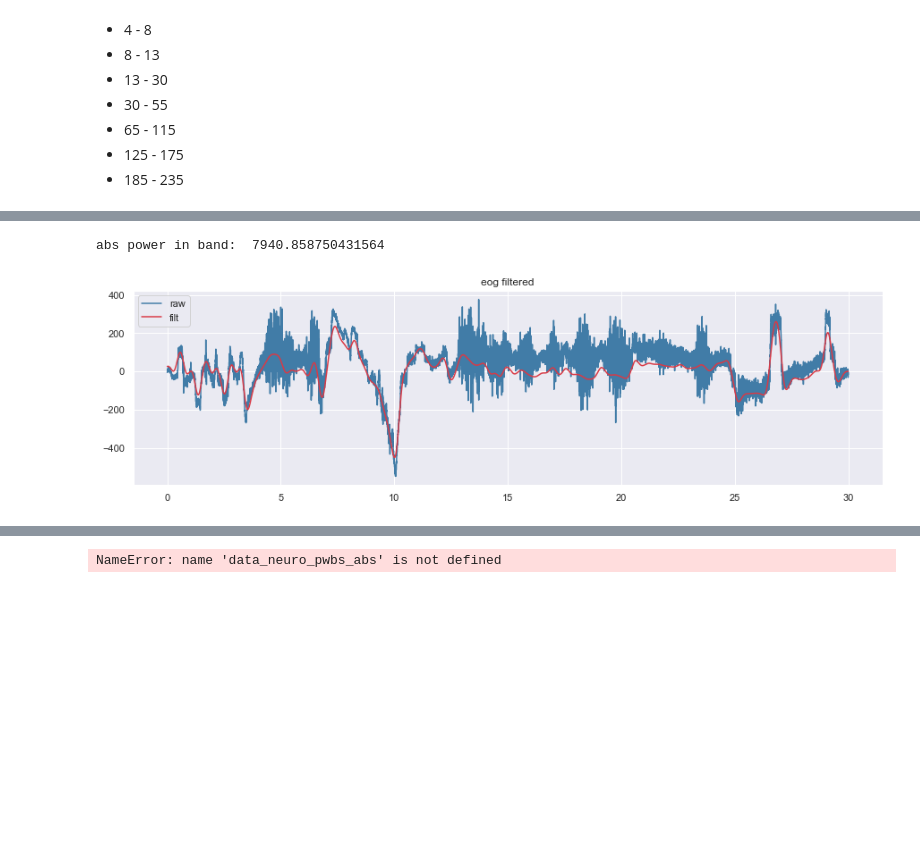
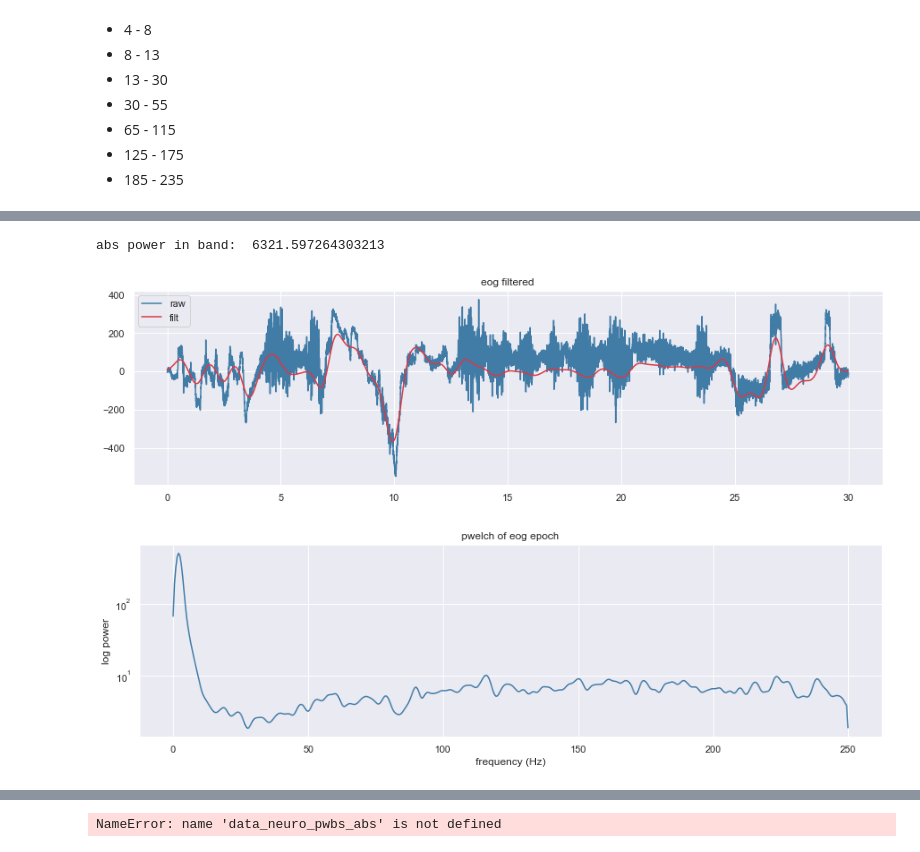
Before and after one commit to sunh20/SleepClass, a Jupyter notebook: notebooks/get_rel_pwb.ipynb, the cells around one changed output, grey strips where cells are left out. Saved outputs shown, nothing was run; the diff lists cells and outputs as text; code cells hidden in the pictures; blank space fills up the shorter version.

```diff
--- a/notebooks/get_rel_pwb.ipynb
+++ b/notebooks/get_rel_pwb.ipynb
@@ -109,17 +125,28 @@ abs power in band:  226.63880839247958
 # %%
 # look at eog
+# bp 0.1-1 Hz seems to produce a nice filter
 
 sig = data_eog_ep[0,:]
-sig_filt = filt.flex_filter(sig, fs, f_cut=0.1, f_cut2=2, btype='bandpass', order=6)
+sig_filt = filt.flex_filter(sig, fs, f_cut=0.1, f_cut2=1, btype='bandpass', order=6)
 
 plt.figure(figsize=[15,4])
 plt.plot(np.linspace(0,30,30*fs),sig,label='raw')
 plt.plot(np.linspace(0,30,30*fs),sig_filt,label='filt')
 plt.legend()
 plt.title('eog filtered');
 
 # power = mean of sqaured power
 print('abs power in band: ', str(np.square(sig_filt).mean()))
+
+# psd of eog
+[f, px] = sp.signal.welch(sig,fs,nfft=1000)
+
+plt.figure(figsize=[15,4])
+plt.semilogy(f,px)
+plt.xlabel('frequency (Hz)')
+plt.ylabel('log power')
+plt.title('pwelch of eog epoch');
 # %% [output]
-abs power in band:  7940.858750431564
+abs power in band:  6321.597264303213
-[figure, old version]
+[figure, new version]
+[figure, added]
```
Also changed, not shown: parts of 5 cells of this notebook.
